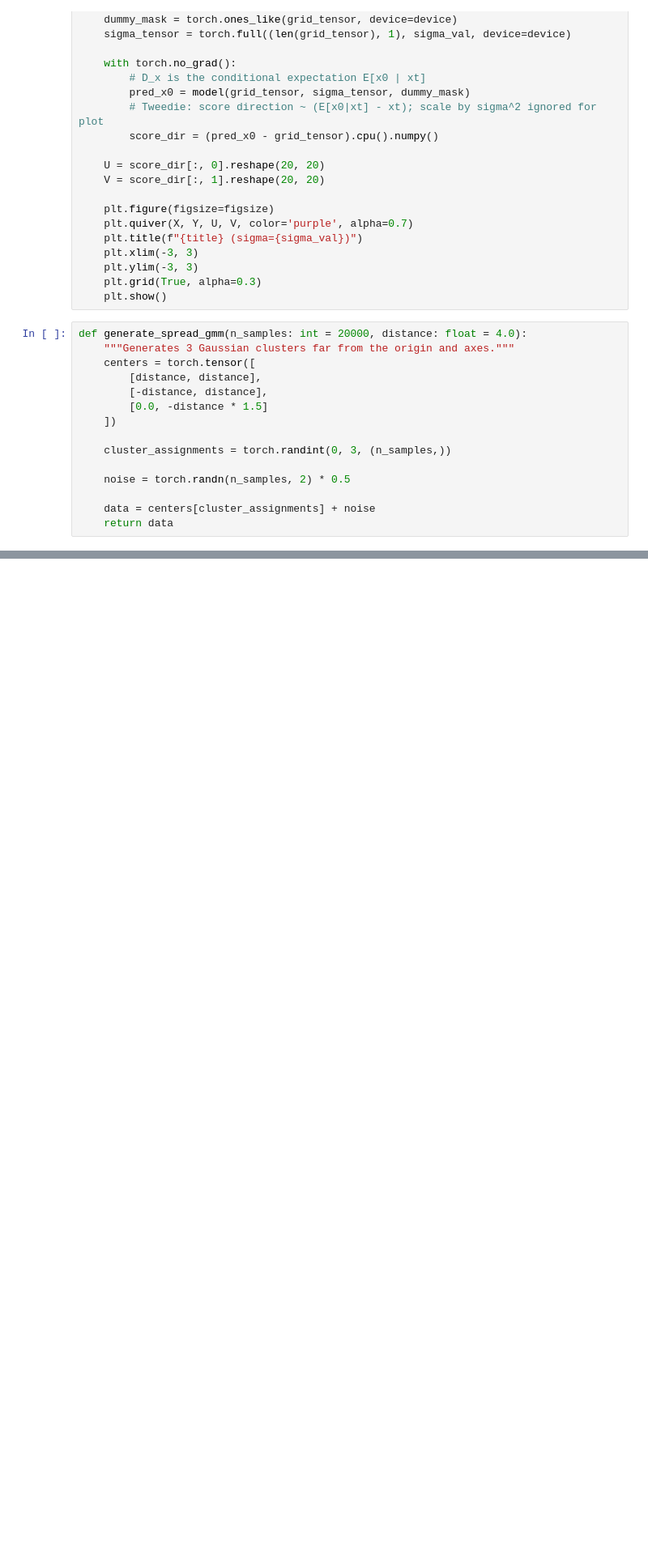
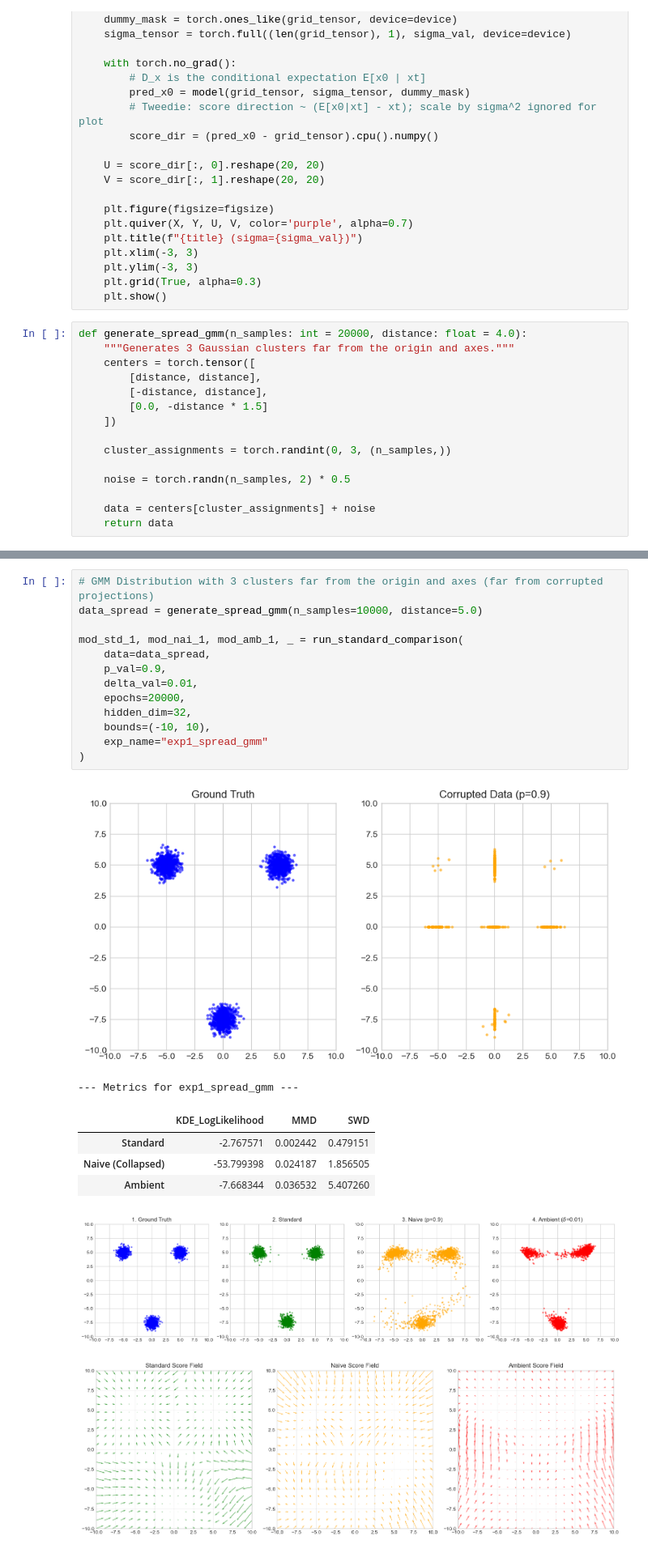
Before and after one commit to azzouginho/ambient-diffusion-project, a Jupyter notebook: toy.ipynb, the cells around one changed output, grey strips where cells are left out. Shown at 81% size. Drawn from its saved outputs; the diff is of its cells as text; blank space fills up the shorter version.

```diff
--- a/toy.ipynb
+++ b/toy.ipynb
@@ -946,0 +447,22 @@ Résultat delta=0.5 -> KDE: -2.84 | MMD: 0.0092
+# %%
+# GMM Distribution with 3 clusters far from the origin and axes (far from corrupted projections)
+data_spread = generate_spread_gmm(n_samples=10000, distance=5.0)
+
+mod_std_1, mod_nai_1, mod_amb_1, _ = run_standard_comparison(
+    data=data_spread,
+    p_val=0.9,
+    delta_val=0.01,
+    epochs=20000,
+    hidden_dim=32,
+    bounds=(-10, 10),
+    exp_name="exp1_spread_gmm"
+)
+# %% [output]
+[figure, added]
+--- Metrics for exp1_spread_gmm ---
+|  | KDE_LogLikelihood | MMD | SWD |
+| Standard | -2.767571 | 0.002442 | 0.479151 |
+| Naive (Collapsed) | -53.799398 | 0.024187 | 1.856505 |
+| Ambient | -7.668344 | 0.036532 | 5.407260 |
+[figure, added]
+[figure, added]
```
Also changed, not shown: parts of 12 cells of this notebook.
